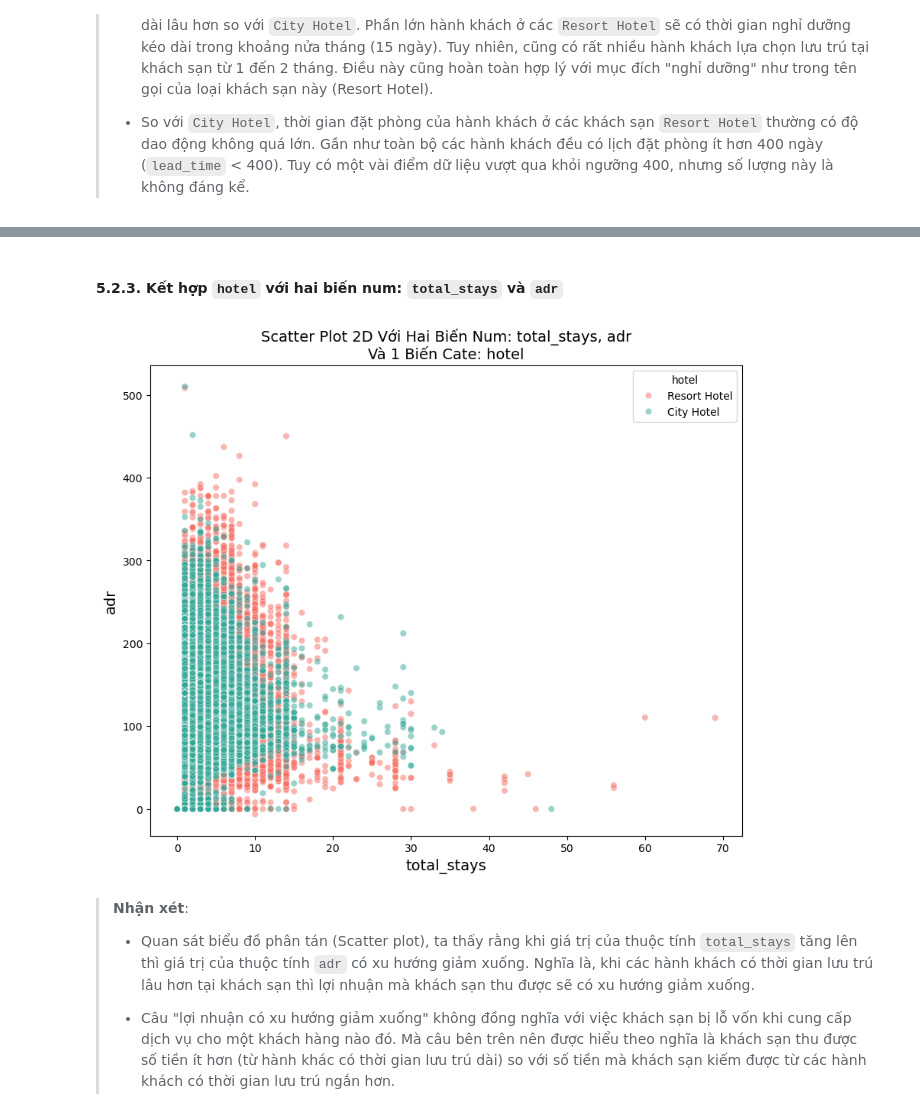
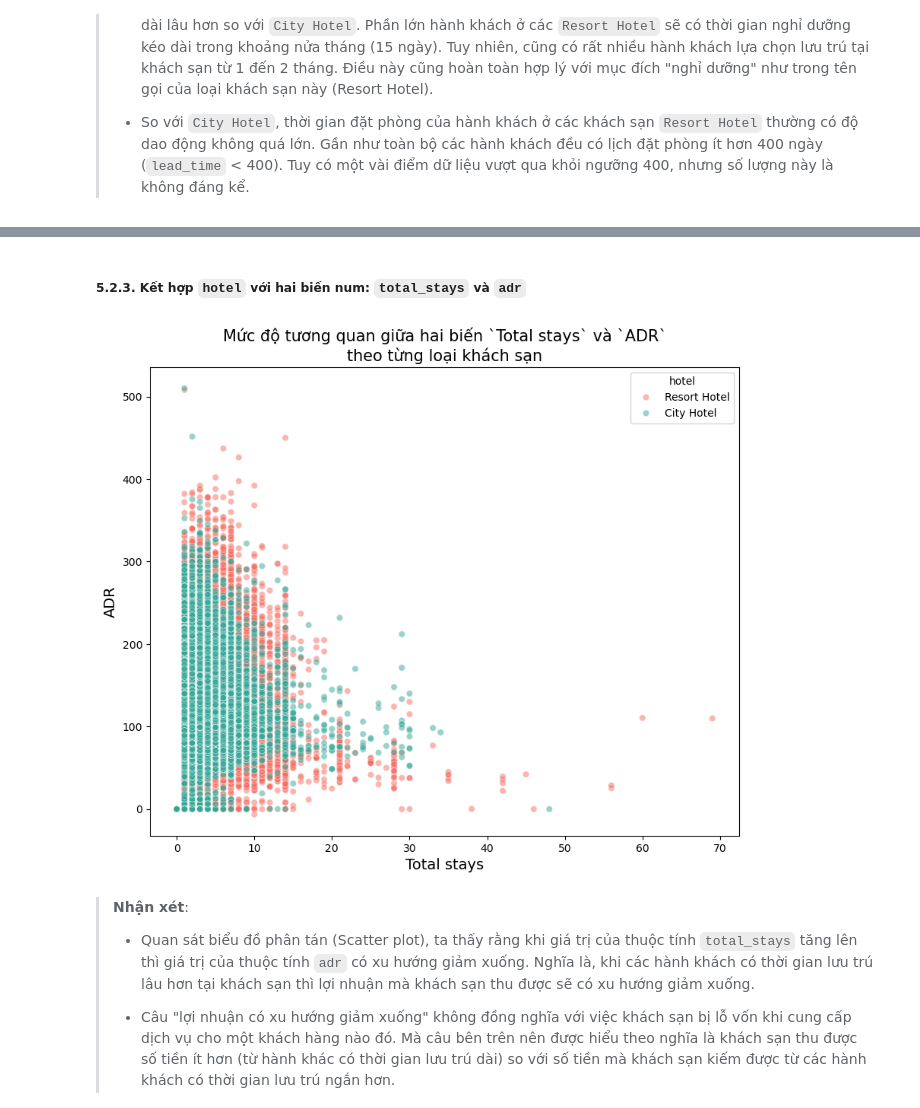
Before and after one commit to nmgbao2505/Lab_Data_Visualization, a Jupyter notebook: Final Project/EDA_3D.ipynb, the cells around one changed output, grey strips where cells are left out. Cells and saved outputs as stored; diff of their text form; code cells hidden in the pictures.

```diff
--- a/Final Project/EDA_3D.ipynb
+++ b/Final Project/EDA_3D.ipynb
@@ -885,37 +708,36 @@ plt.show()
 # %% [markdown]
-#### 5.2.3. Kết hợp `hotel` với hai biến num: `total_stays` và `adr`
+##### 5.2.3. Kết hợp `hotel` với hai biến num: `total_stays` và `adr`
 # %%
-# cate_col = "hotel"
-# hotel_palette = {"Resort Hotel": "#f76d61", "City Hotel": "#34A798"}
-
-''' cate:
-hotel, meal, country, market_segment, distribution_channel,
-reserved_room_type, assigned_room_type, is_repeated_guest
-deposit_type, agent, customer_type, reservation_status
-'''
-
+# Define the attribute for each axis
 x_axis = "total_stays"
 y_axis = "adr"
 
+# Transfrom feature name to title format
+x_axis_name = x_axis.replace('_',' ').capitalize()
+y_axis_name = y_axis.replace('_',' ').upper()
+
+# Create a scatter plot
 plt.figure(figsize=(10, 8))
 ax = sns.scatterplot(
     data=EDA_3D_df, x=x_axis, y=y_axis,
-    hue=cate_col,
-    palette=hotel_palette,
-    # s=10,
-    alpha=0.5
+    hue=cate_col, palette=hotel_palette,
+    alpha=0.5, # s=10,
 )
 
 # Set labels and title
-ax.set_title(f"Scatter Plot 2D Với Hai Biến Num: {x_axis}, {y_axis}\nVà 1 Biến Cate: {cate_col}",
-             fontsize=14)
-ax.set_xlabel(x_axis, fontsize=14)
-ax.set_ylabel(y_axis, fontsize=14)
+ax.set_title(f"Mức độ tương quan giữa hai biến `{x_axis_name}` và `{y_axis_name}`\ntheo từng loại khách sạn",
+             fontsize=15)
+ax.set_xlabel(x_axis_name, fontsize=14)
+ax.set_ylabel(y_axis_name, fontsize=14)
+
+# # Save the plot as svg file
+# plt.tight_layout()
+# plt.savefig("./images/2D_Scatter_Plot_3.svg", format='svg')
 
 # Show the plot
 plt.show()
 # %% [output]
-[figure, old version]
+[figure, new version]
 # %% [markdown]
 >**Nhận xét**:
 >
```
Also changed, not shown: parts of 46 cells of this notebook, 1 other file.
